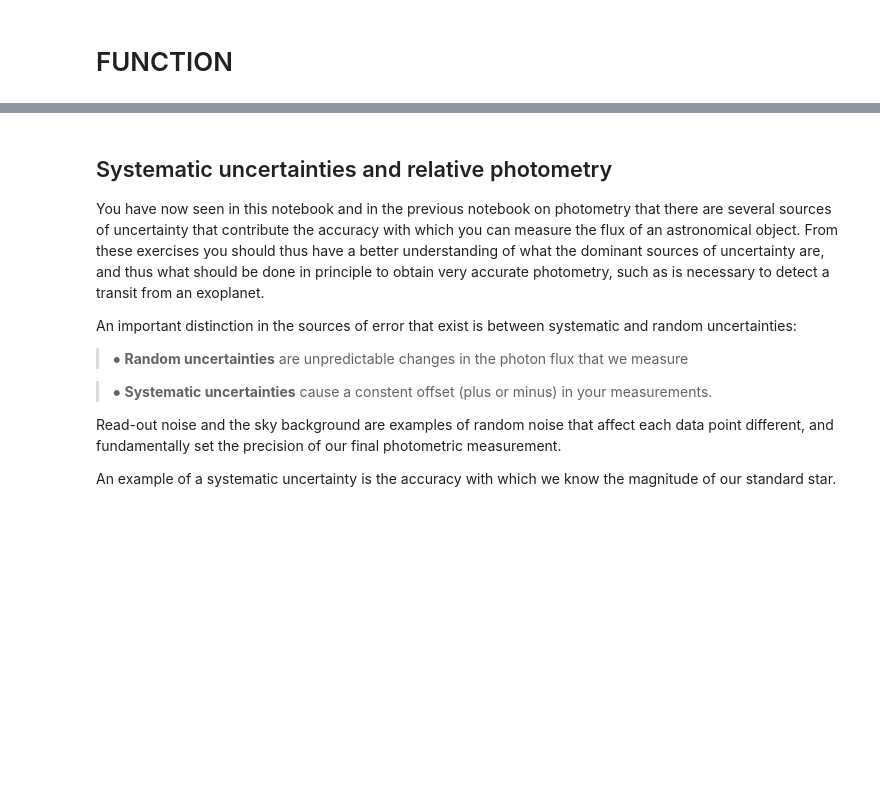
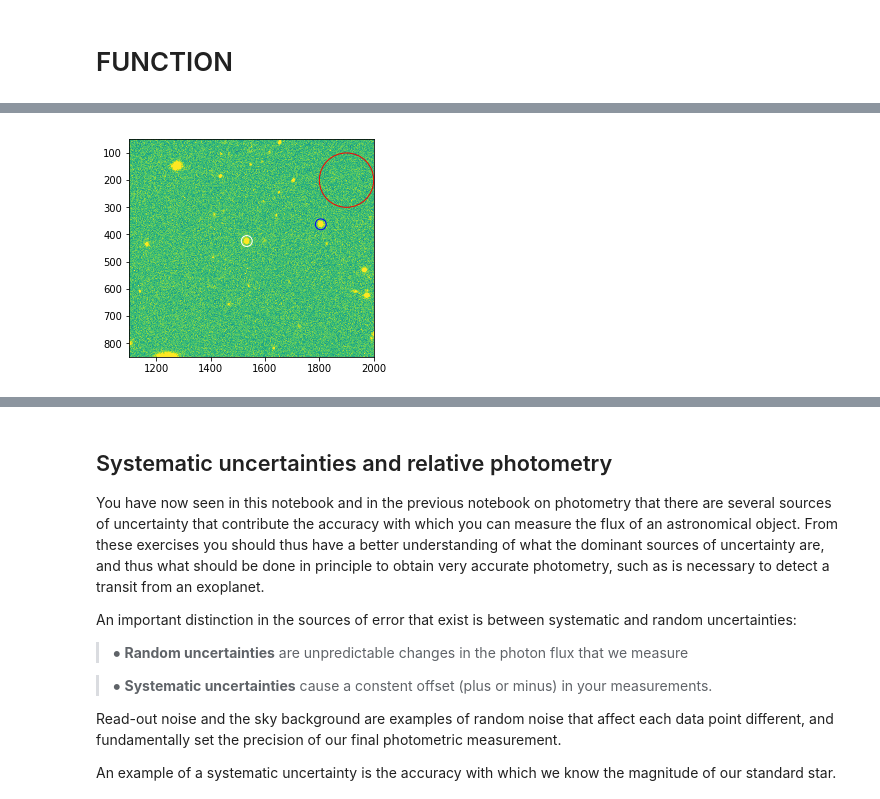
Before and after one commit to nathanmeagher/PH30116, a Jupyter notebook: ImgReduction_Phot.ipynb, the cells around one changed output, grey strips where cells are left out. Drawn from its saved outputs; the diff is of its cells as text; code cells hidden in the pictures; blank space fills up the shorter version.

```diff
--- a/ImgReduction_Phot.ipynb
+++ b/ImgReduction_Phot.ipynb
@@ -390,2 +407,89 @@ Consider what the new zeropoint would be if the flux that you measured of the ab
 # %% [markdown]
 # FUNCTION
+# %%
+
+
+#CALCULATING FLUX AND MAGNITUDE OF A STAR FROM GROND
+#First let's zoom into a part of the image
+pylab.xlim(1100,2000)
+pylab.ylim(850,50)
+pylab.imshow(image.red,vmin=250,vmax=500,norm=LogNorm())
+
+#Defining the star area + finding its flux
+xpos = 1533 #x-position of object in image being measured
+ypos = 424  #y-position of object in image being measured
+srcrad = 20 #radius over which to measure the object's flux
+starsky = photutils.CircularAperture((xpos, ypos), srcrad)
+star_circle = aperture_photometry(image.red, starsky)
+starflux = float(star_circle['aperture_sum'])
+print ('The area over which the stars flux is measured is: ' "{:.0f}".format(float(starsky.area())))
+print ('The total star flux (not ajusted for background) is: ', "{:.0f}".format(starflux))
+
+
+#Defining the standard star area + finding its flux
+std_star_xpos=1805.3 #x-position of object in image being measured
+std_star_ypos=362.6  #y-position of object in image being measured
+std_starrad = 20 #radius over which to measure the object's flux
+std_starsky = photutils.CircularAperture((std_star_xpos, std_star_ypos), std_starrad)
+std_star_circle = aperture_photometry(image.red, std_starsky)
+std_starflux = float(std_star_circle['aperture_sum'])
+print ('The area over which the standard stars flux is measured is: ' "{:.0f}".format(float(std_starsky.area())))
+print ('The total standard star flux (not ajusted for background) is: ', "{:.0f}".format(std_starflux))
+
+
+#Defining the sky area and finding its flux
+xpos1 = 1900 #x-position of noise
+ypos1 = 200  #y-position
+nrad  = 100  #radius over which to calculate background noise
+awaysky = photutils.CircularAperture((xpos1, ypos1), nrad)
+sky_circle = aperture_photometry(image.red, awaysky)
+skyflux = float(sky_circle['aperture_sum'])
+print ('The area over which background noise is calculated is: ' "{:.0f}".format(float(awaysky.area())))
+print ('The total background noise in this area is: ', "{:.0f}".format(skyflux))
+
+
+#plotting the measuiring radii onto the image
+starsky.plot(ec='white') #the star measuring circle is plotted in white
+awaysky.plot(ec='red')   #the background noise measuring circle is plotted in red
+std_starsky.plot(ec='blue') #the standard star measuring circle is plotted in white
+
+#Calculating flux of just the star
+#1st calculate background noise per pixel
+
+f1 = float(sky_circle['aperture_sum'])/awaysky.area() #Skycircle flux per pixel for away sky dimensions
+f2 = f1*starsky.area() #background noise per pixel multiplied by pixel area for star
+
+#Star flux is the flux measured in starsky - (background pixel noise per area * starsky area)
+print ('Background noise per pixel is:', "{:.0f}".format(f1))
+starflux_adjusted = float(star_circle['aperture_sum']) - f1*starsky.area()
+print ('The flux emitted by the star (noise adjusted) is: ', "{:.0f}".format(starflux_adjusted))
+std_error = np.sqrt(sky_circle['aperture_sum'])/(awaysky.area()**0.5)
+sigma = np.sqrt(star_circle['aperture_sum'] + std_error**2)
+sigmaf = float(sigma)
+print ('The uncertainty in the emitted star flux is: +/-', "{:.1g}".format(sigmaf))
+
+
+#Calculating flux of just the standard star
+#1st calculate background noise per pixel
+
+std_f1 = float(sky_circle['aperture_sum'])/awaysky.area() #Skycircle flux per pixel for away sky dimensions
+std_f2 = f1*std_starsky.area() #background noise per pixel multiplied by pixel area for star
+
+#Star flux is the flux measured in starsky - (background pixel noise per area * starsky area)
+std_starflux_adjusted = float(std_star_circle['aperture_sum']) - f1*std_starsky.area()
+print ('The flux emitted by the standard star (noise adjusted) is: ', "{:.0f}".format(std_starflux_adjusted))
+std_sigma = np.sqrt(std_star_circle['aperture_sum'] + std_error**2)
+std_sigmaf = float(std_sigma)
+print ('The uncertainty in the emitted standard star flux is: +/-', "{:.1g}".format(sigmaf))
+
+
+#Zeropoint calculation
+#Zeropoint is the magnitude that corresponds to a source with a flux of 1 cts/sec
+zeropoint =  19.50 + 2.5*np.log((std_starflux_adjusted))
+print ('The magnitude of the zero point is:' "{:.4g}".format(zeropoint))
+
+#calculating the magnitude of the measured star
+Mag_star = zeropoint - 2.5*np.log(starflux_adjusted)
+Mag_star_err = Mag_star*np.sqrt((sigmaf/float(star_circle['aperture_sum']))**2 + (std_sigmaf/float(std_star_circle['aperture_sum'])))
+print ('The magnitude of the star is: ', "{:.4g}".format(Mag_star), '+/-', "{:.2g}".format(Mag_star_err))
+# %% [output]
@@ -391,0 +509 @@ Consider what the new zeropoint would be if the flux that you measured of the ab
+[figure, added]
```
Also changed, not shown: parts of 4 cells of this notebook, 2 other files.
